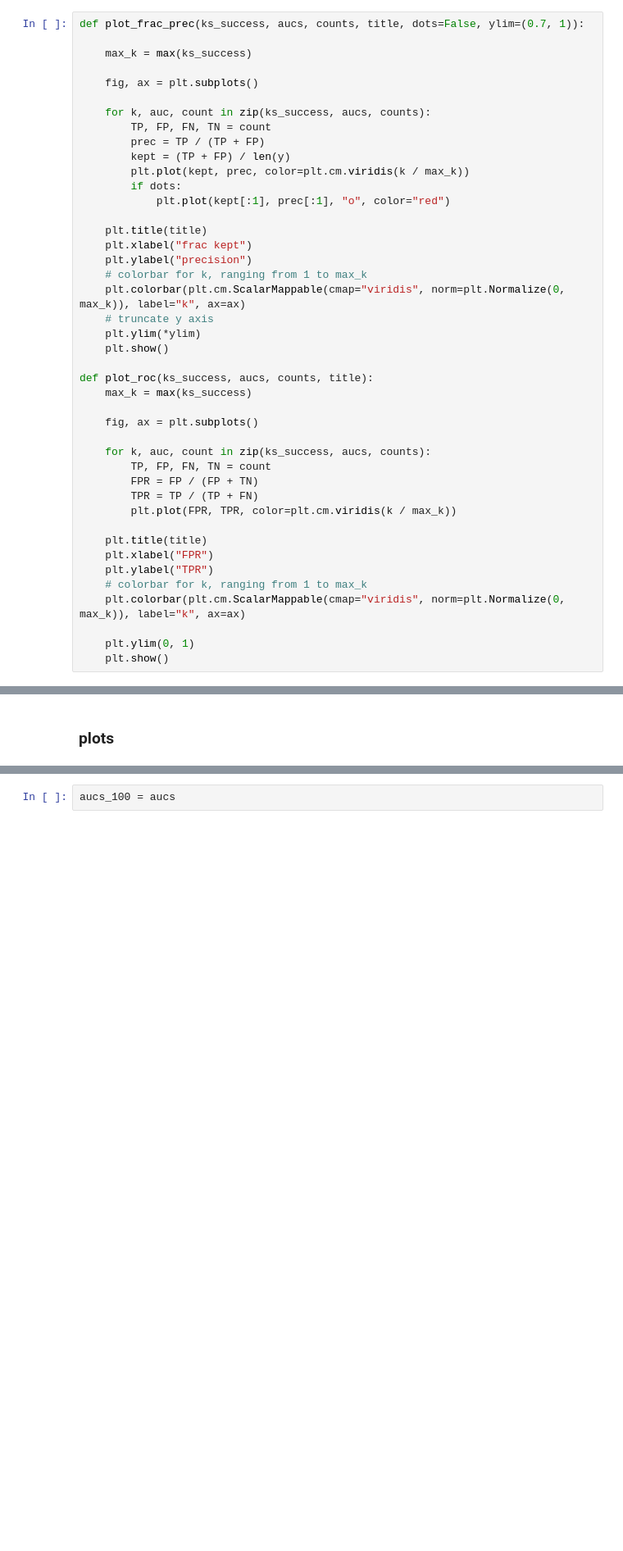
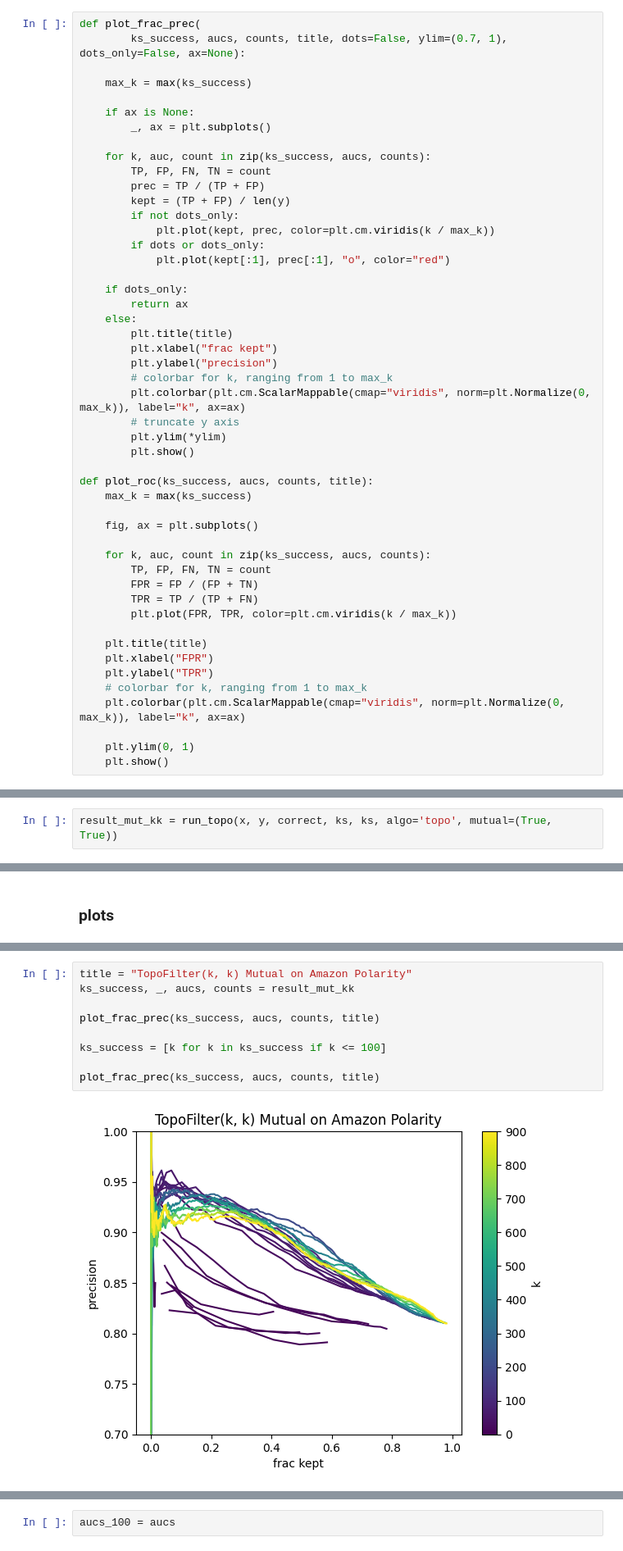
Before and after one commit to EleutherAI/weak-to-strong, a Jupyter notebook: notebooks/grads_analysis.ipynb, the cells around one changed output, grey strips where cells are left out. Shown at 82% size. Cells and saved outputs as stored; diff of their text form; blank space fills up the shorter version.

```diff
--- a/notebooks/grads_analysis.ipynb
+++ b/notebooks/grads_analysis.ipynb
@@ -358,28 +407,34 @@ def run_topo(x, y, correct, ks, ms, knnscore=False):
 from sklearn.metrics import roc_auc_score, roc_curve
 import matplotlib.pyplot as plt
 # %%
-def plot_frac_prec(ks_success, aucs, counts, title, dots=False, ylim=(0.7, 1)):
+def plot_frac_prec(
+        ks_success, aucs, counts, title, dots=False, ylim=(0.7, 1), dots_only=False, ax=None):
 
     max_k = max(ks_success)
 
-    fig, ax = plt.subplots()
+    if ax is None:
+        _, ax = plt.subplots()
 
     for k, auc, count in zip(ks_success, aucs, counts):
         TP, FP, FN, TN = count
         prec = TP / (TP + FP)
         kept = (TP + FP) / len(y)
-        plt.plot(kept, prec, color=plt.cm.viridis(k / max_k))
-        if dots:
+        if not dots_only:
+            plt.plot(kept, prec, color=plt.cm.viridis(k / max_k))
+        if dots or dots_only:
             plt.plot(kept[:1], prec[:1], "o", color="red")
 
-    plt.title(title)
-    plt.xlabel("frac kept")
-    plt.ylabel("precision")
-    # colorbar for k, ranging from 1 to max_k
-    plt.colorbar(plt.cm.ScalarMappable(cmap="viridis", norm=plt.Normalize(0, max_k)), label="k", ax=ax)
-    # truncate y axis
-    plt.ylim(*ylim)
-    plt.show()
+    if dots_only:
+        return ax
+    else:
+        plt.title(title)
+        plt.xlabel("frac kept")
+        plt.ylabel("precision")
+        # colorbar for k, ranging from 1 to max_k
+        plt.colorbar(plt.cm.ScalarMappable(cmap="viridis", norm=plt.Normalize(0, max_k)), label="k", ax=ax)
+        # truncate y axis
+        plt.ylim(*ylim)
+        plt.show()
 
 def plot_roc(ks_success, aucs, counts, title):
     max_k = max(ks_success)
@@ -564,0 +624,2 @@ result_30_k = run_topo(x, y, correct, [30 for k in ks], ks)
+# %%
+result_mut_kk = run_topo(x, y, correct, ks, ks, algo='topo', mutual=(True, True))
@@ -581,3 +652,14 @@ plot_frac_prec(ks_success, aucs, counts, "TopoFilter(k, k) on Amazon Polarity")
 # %% [output]
 [figure]
 [figure]
+# %%
+title = "TopoFilter(k, k) Mutual on Amazon Polarity"
+ks_success, _, aucs, counts = result_mut_kk
+
+plot_frac_prec(ks_success, aucs, counts, title)
+
+ks_success = [k for k in ks_success if k <= 100]
+
+plot_frac_prec(ks_success, aucs, counts, title)
+# %% [output]
+[figure, added]
```
Also changed, not shown: parts of 34 cells of this notebook.
